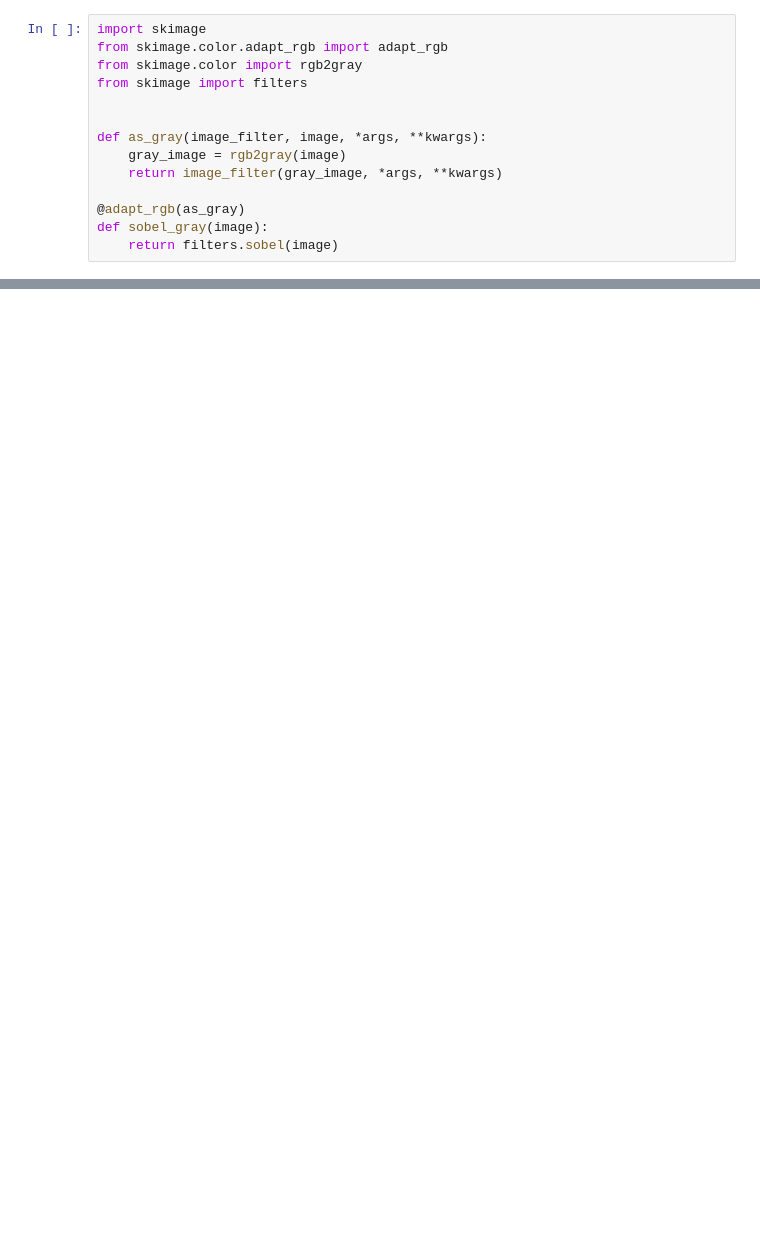
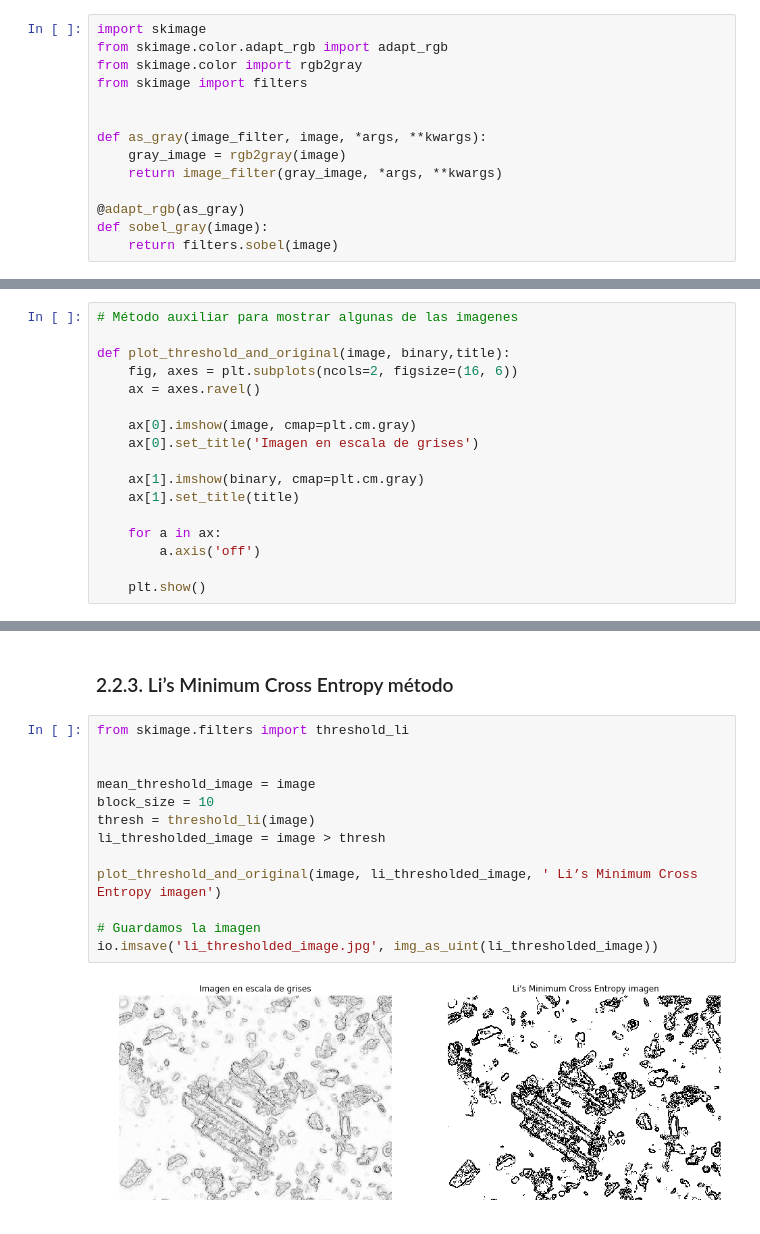
Before and after one commit to jasag/Phytoliths-recognition-system, a Jupyter notebook: src/First_Steps.ipynb, the cells around one changed output, grey strips where cells are left out. Drawn from its saved outputs; the diff is of its cells as text; blank space fills up the shorter version.

```diff
--- a/src/First_Steps.ipynb
+++ b/src/First_Steps.ipynb
@@ -156,0 +67,17 @@ I like to say that all the code above was made from the examples that scikit lea
+# %%
+# Método auxiliar para mostrar algunas de las imagenes
+
+def plot_threshold_and_original(image, binary,title):
+    fig, axes = plt.subplots(ncols=2, figsize=(16, 6))
+    ax = axes.ravel()
+
+    ax[0].imshow(image, cmap=plt.cm.gray)
+    ax[0].set_title('Imagen en escala de grises')
+
+    ax[1].imshow(binary, cmap=plt.cm.gray)
+    ax[1].set_title(title)
+
+    for a in ax:
+        a.axis('off')
+
+    plt.show()
@@ -156,0 +119,17 @@ I like to say that all the code above was made from the examples that scikit lea
+# %% [markdown]
+### 2.2.3. Li’s Minimum Cross Entropy método
+# %%
+from skimage.filters import threshold_li
+
+
+mean_threshold_image = image
+block_size = 10
+thresh = threshold_li(image)
+li_thresholded_image = image > thresh
+
+plot_threshold_and_original(image, li_thresholded_image, ' Li’s Minimum Cross Entropy imagen')
+
+# Guardamos la imagen
+io.imsave('li_thresholded_image.jpg', img_as_uint(li_thresholded_image))
+# %% [output]
+[figure, added]
```
Also changed, not shown: parts of 51 cells of this notebook, 12 other files.
